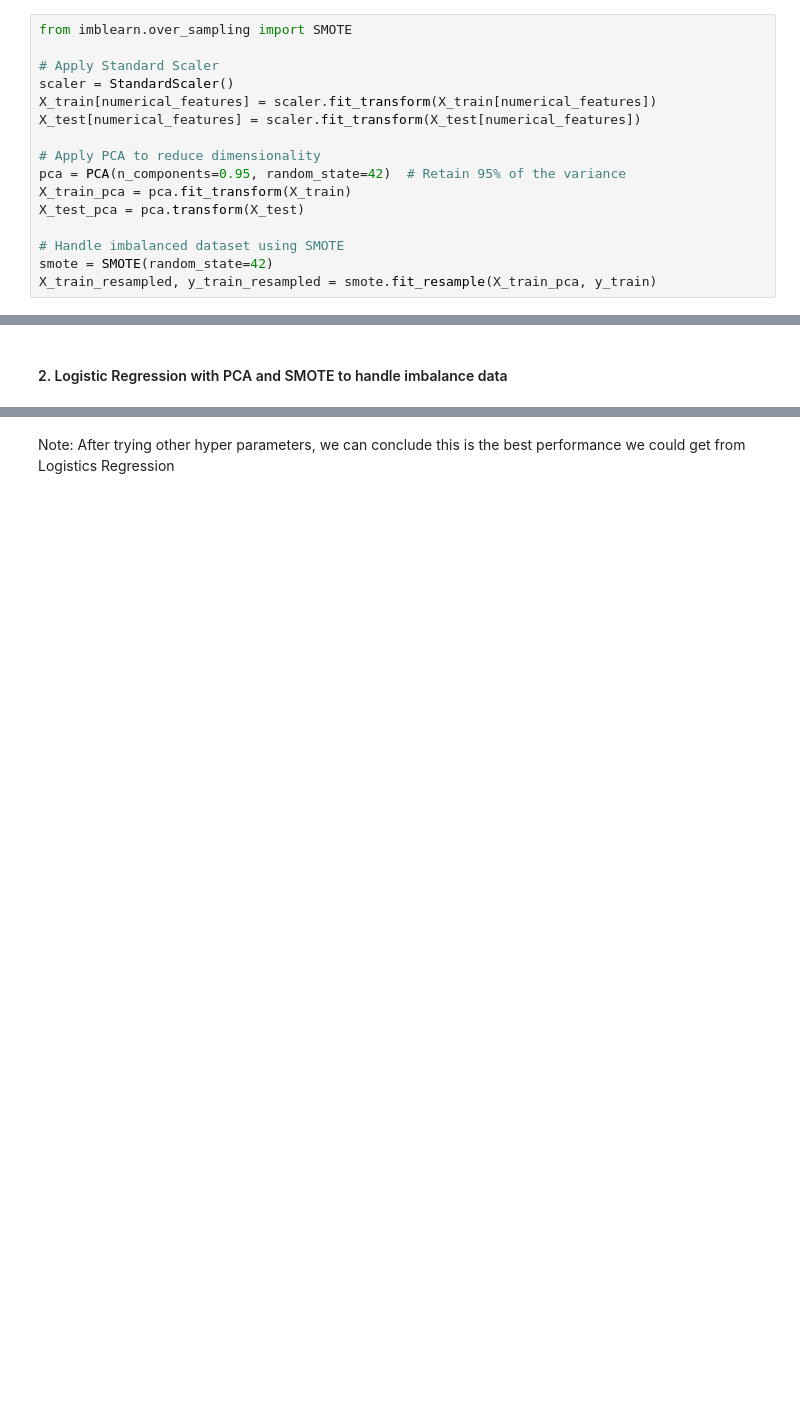
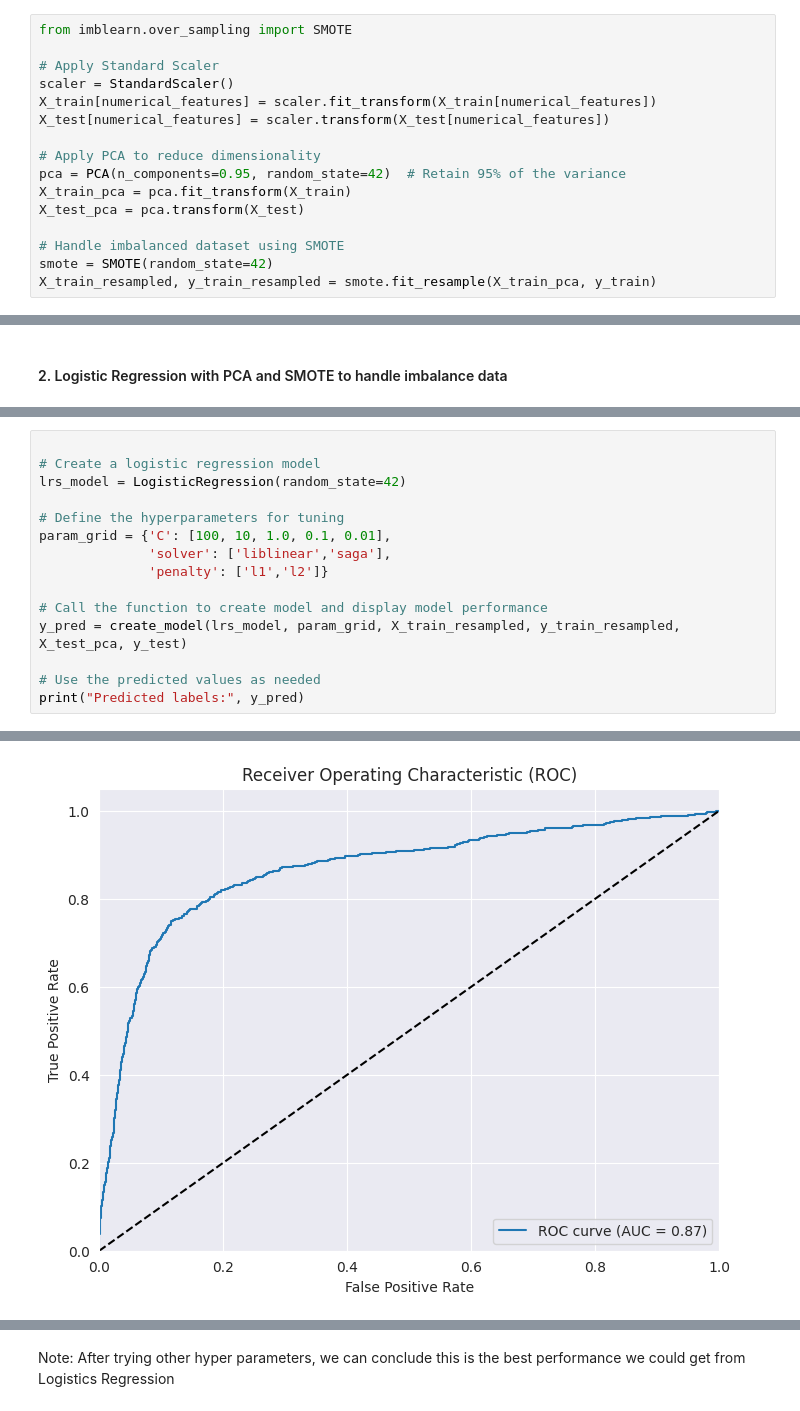
Before and after one commit to chitra-psg/telecom_churn, a Jupyter notebook: telecom_churn_prediction_final.ipynb, the cells around one changed output, grey strips where cells are left out. Cells and saved outputs as stored; diff of their text form; blank space fills up the shorter version.

```diff
--- a/telecom_churn_prediction_final.ipynb
+++ b/telecom_churn_prediction_final.ipynb
@@ -797,7 +870,7 @@ from imblearn.over_sampling import SMOTE
 # Apply Standard Scaler
 scaler = StandardScaler()
 X_train[numerical_features] = scaler.fit_transform(X_train[numerical_features])
-X_test[numerical_features] = scaler.fit_transform(X_test[numerical_features])
+X_test[numerical_features] = scaler.transform(X_test[numerical_features])
 
 # Apply PCA to reduce dimensionality
 pca = PCA(n_components=0.95, random_state=42)  # Retain 95% of the variance
@@ -1001,0 +936,16 @@ Confusion Matrix:
+# %%
+
+# Create a logistic regression model
+lrs_model = LogisticRegression(random_state=42)
+
+# Define the hyperparameters for tuning
+param_grid = {'C': [100, 10, 1.0, 0.1, 0.01],
+              'solver': ['liblinear','saga'],
+              'penalty': ['l1','l2']}
+
+# Call the function to create model and display model performance
+y_pred = create_model(lrs_model, param_grid, X_train_resampled, y_train_resampled, X_test_pca, y_test)
+
+# Use the predicted values as needed
+print("Predicted labels:", y_pred)
+# %% [output]
@@ -1001,0 +967 @@ Confusion Matrix:
+[figure, added]
```
Also changed, not shown: parts of 14 cells of this notebook.
